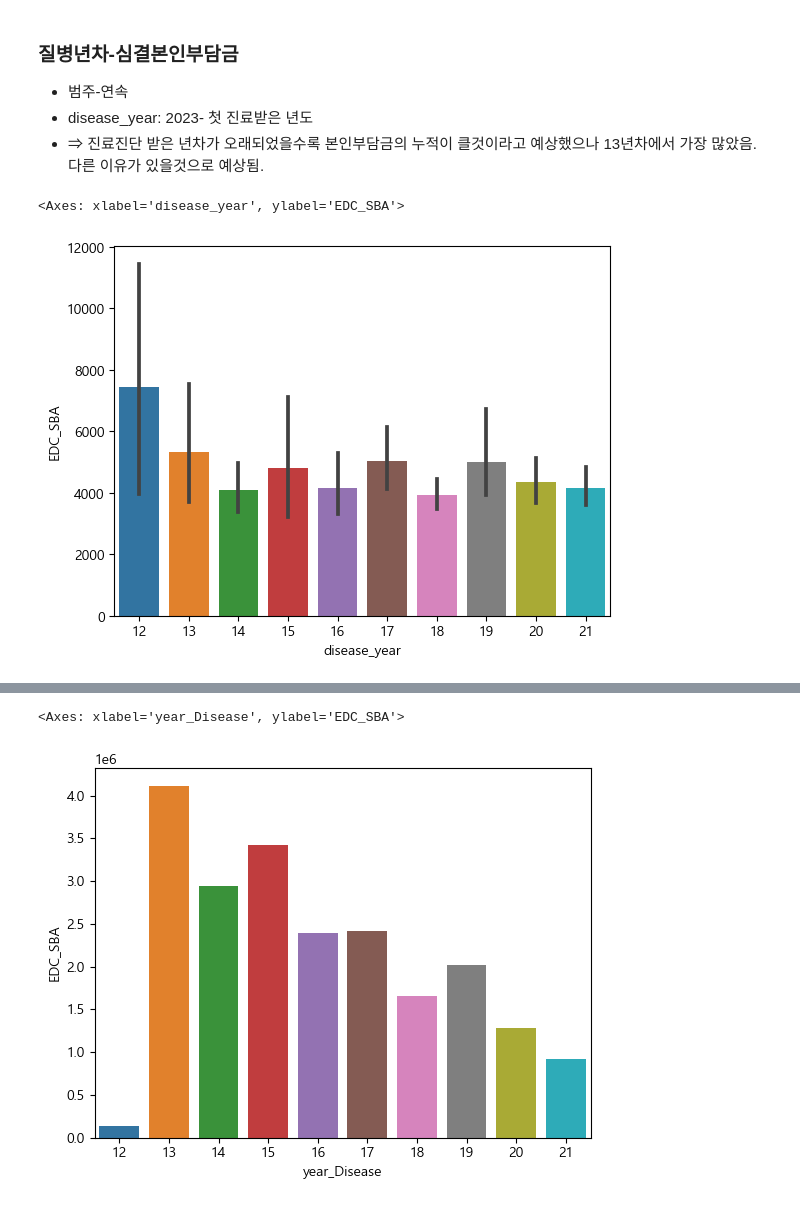
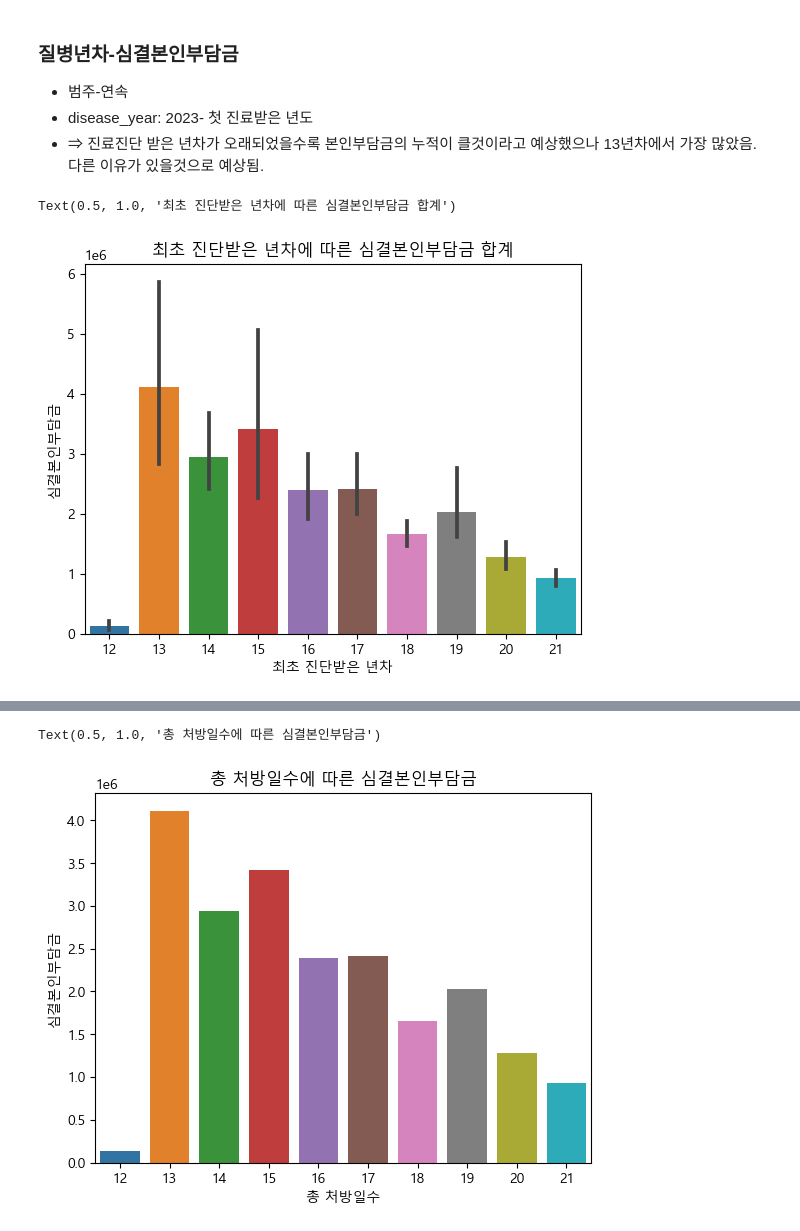
Before and after one commit to KKKKKIKKKK/toy_data_analysiss, a Jupyter notebook: codes/EDA/JoinCollectionNSC2_EDA_SA.ipynb, the cells around one changed output, grey strips where cells are left out. Drawn from its saved outputs; the diff is of its cells as text; code cells hidden in the pictures.

```diff
--- a/codes/EDA/JoinCollectionNSC2_EDA_SA.ipynb
+++ b/codes/EDA/JoinCollectionNSC2_EDA_SA.ipynb
@@ -170,10 +172,13 @@ df_BMA[['TOT_PRSC_DD_CNT','EDC_SBA']].corr()
 - disease_year: 2023- 첫 진료받은 년도
 - ⇒ 진료진단 받은 년차가 오래되었을수록 본인부담금의 누적이 클것이라고 예상했으나 13년차에서 가장 많았음. 다른 이유가 있을것으로 예상됨.
 # %%
-sns.barplot(data=df_BMA, x='disease_year', y='EDC_SBA',)
+sns.barplot(data=df_BMA, x='disease_year', y='EDC_SBA', estimator=sum)
+plt.xlabel('최초 진단받은 년차')
+plt.ylabel('심결본인부담금')
+plt.title('최초 진단받은 년차에 따른 심결본인부담금 합계')
 # %% [output]
-<Axes: xlabel='disease_year', ylabel='EDC_SBA'>
+Text(0.5, 1.0, '최초 진단받은 년차에 따른 심결본인부담금 합계')
-[figure, old version]
+[figure, new version]
 # %%
 df_BMA_year=pd.pivot_table(data=df_BMA, index='disease_year', aggfunc=sum)
 df_BMA_year['year_Disease']=df_BMA_year.index
@@ -193,7 +198,10 @@ df_BMA_year
 | 20 | 15402 | 192819321932193219321938193819381... | 1815274.0 | 1281580 | 1237.0 | 869 | 9 | 588882 | ... |
 | 21 | 12109 | 192819281928192819281932193219321... | 2017560.0 | 925310 | 1011.0 | 611 | 0 | 446446 | ... |
 # %%
-sns.barplot(data=df_BMA_year, x='year_Disease', y='EDC_SBA',)
+sns.barplot(data=df_BMA_year, x='year_Disease', y='EDC_SBA')
+plt.xlabel('총 처방일수')
+plt.ylabel('심결본인부담금')
+plt.title('총 처방일수에 따른 심결본인부담금')
 # %% [output]
-<Axes: xlabel='year_Disease', ylabel='EDC_SBA'>
+Text(0.5, 1.0, '총 처방일수에 따른 심결본인부담금')
-[figure, old version]
+[figure, new version]
```
Also changed, not shown: parts of 2 cells of this notebook, 1 other file.
